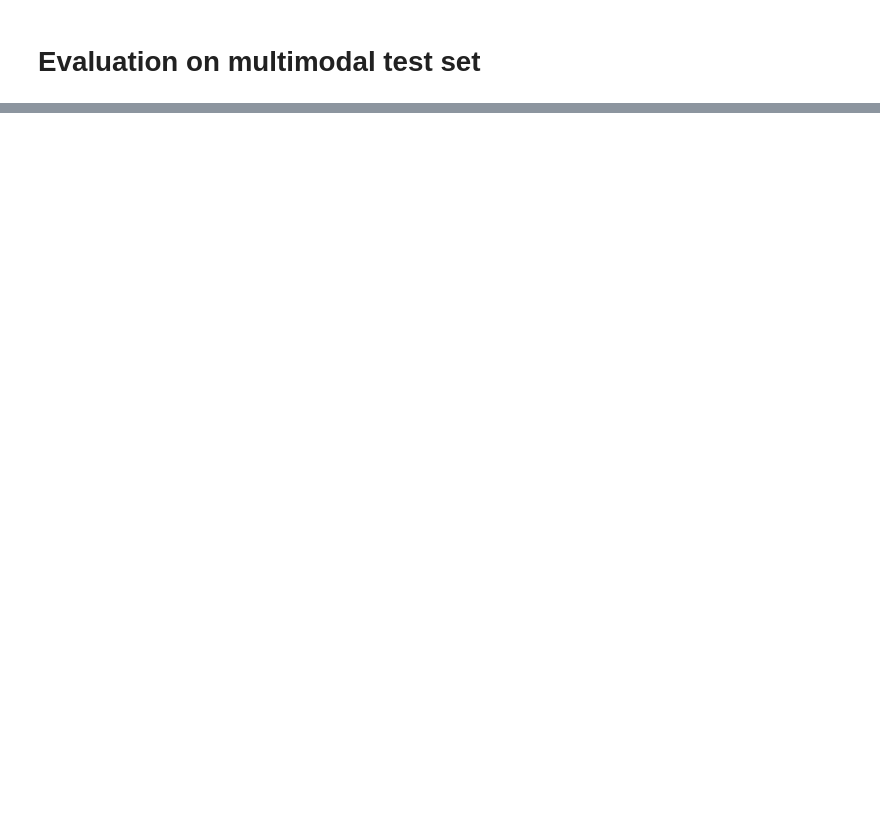
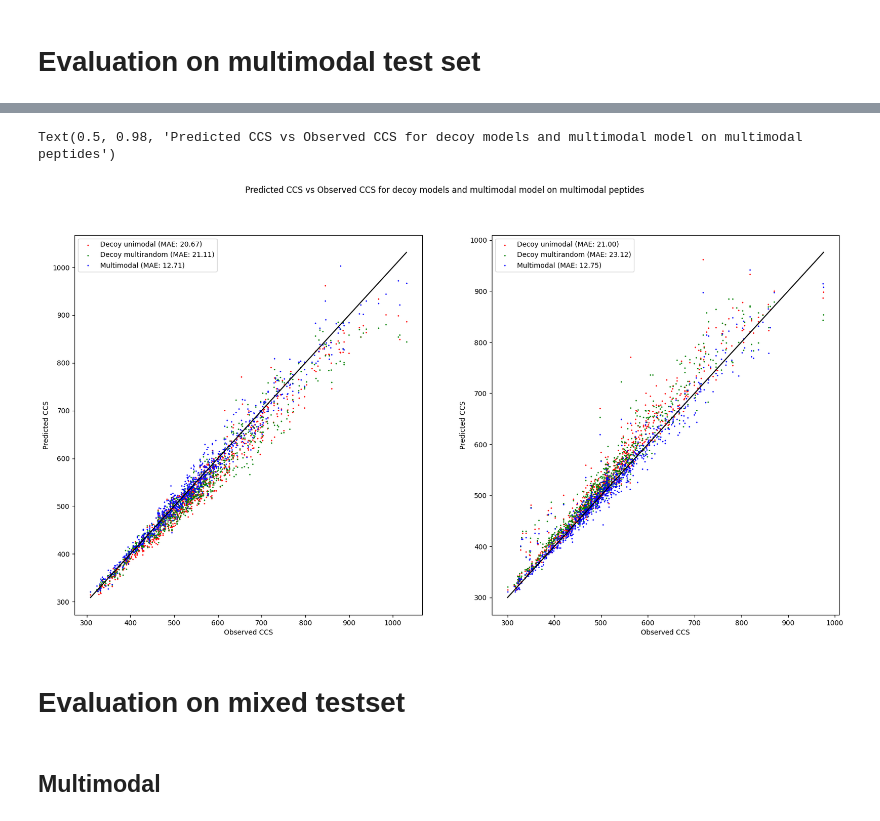
Before and after one commit to rodvrees/IM2DeepMulti, a Jupyter notebook: IM2DeepMulti/evaluations/decoy_evaluation.ipynb, the cells around one changed output, grey strips where cells are left out. Saved outputs shown, nothing was run; the diff lists cells and outputs as text; code cells hidden in the pictures; blank space fills up the shorter version.

Commit message:
decoy_evaluation

```diff
--- a/IM2DeepMulti/evaluations/decoy_evaluation.ipynb
+++ b/IM2DeepMulti/evaluations/decoy_evaluation.ipynb
@@ -6,6 +7,6 @@ import numpy as np
 # %% [markdown]
 # Evaluation on multimodal test set
 # %%
-multimodal_preds = pd.read_csv('/home/robbe/IM2DeepMulti/preds/output/Test-BestPearsonBestModel-2024-04-08_09-33-13.csv')
-decoy_unimodal_preds = pd.read_csv('/home/robbe/IM2DeepMulti/preds/decoyeval/DecoyModelUniSamples-2024-04-10_14-10-35.csv')
-decoy_multirandom_preds = pd.read_csv('/home/robbe/IM2DeepMulti/preds/decoyeval/DecoyModelMultiRandom-2024-04-10_14-45-34.csv')
+multimodal_preds = pd.read_pickle('/home/robbe/IM2DeepMulti/preds/Test-BestPearsonBestModel-2024-04-08_09-33-13.pkl')
+decoy_unimodal_preds = pd.read_pickle('/home/robbe/IM2DeepMulti/preds/decoyeval/DecoyModelUniSamples-2024-04-10_15-25-10.pkl')
+decoy_multirandom_preds = pd.read_pickle('/home/robbe/IM2DeepMulti/preds/decoyeval/DecoyModelMultiRandom-2024-04-10_15-23-19.pkl')
@@ -29,0 +20,49 @@ plt, axes = plt.subplots(nrows=1, ncols=2, figsize=(20, 10))
+# %%
+multimodal_preds['CCS1'] = multimodal_preds['CCS'].apply(lambda x: max(x))
+multimodal_preds['CCS2'] = multimodal_preds['CCS'].apply(lambda x: min(x))
+decoy_unimodal_preds['CCS1'] = decoy_unimodal_preds['CCS'].apply(lambda x: max(x))
+decoy_unimodal_preds['CCS2'] = decoy_unimodal_preds['CCS'].apply(lambda x: min(x))
+decoy_multirandom_preds['CCS1'] = decoy_multirandom_preds['CCS'].apply(lambda x: max(x))
+decoy_multirandom_preds['CCS2'] = decoy_multirandom_preds['CCS'].apply(lambda x: min(x))
+multimodal_preds['Smallest_prediction'] = multimodal_preds[['predicted_CCS1', 'predicted_CCS2']].min(axis=1)
+decoy_unimodal_preds['Smallest_prediction'] = decoy_unimodal_preds[['DecoyModel_Prediction1', 'DecoyModel_Prediction2']].min(axis=1)
+decoy_multirandom_preds['Smallest_prediction'] = decoy_multirandom_preds[['DecoyModel_Prediction1', 'DecoyModel_Prediction2']].min(axis=1)
+multimodal_preds['Largest_prediction'] = multimodal_preds[['predicted_CCS1', 'predicted_CCS2']].max(axis=1)
+decoy_unimodal_preds['Largest_prediction'] = decoy_unimodal_preds[['DecoyModel_Prediction1', 'DecoyModel_Prediction2']].max(axis=1)
+decoy_multirandom_preds['Largest_prediction'] = decoy_multirandom_preds[['DecoyModel_Prediction1', 'DecoyModel_Prediction2']].max(axis=1)
+# %%
+# Plot 3 overlapping scatter plots, twice, once for smallest target-prediction, once for largest target-prediction
+import matplotlib.pyplot as plt
+fig, axes = plt.subplots(nrows=1, ncols=2, figsize=(20, 10))
+axes[0].scatter(decoy_unimodal_preds['CCS1'], decoy_unimodal_preds['Largest_prediction'], color='red', label='Decoy unimodal', s=1)
+axes[0].scatter(decoy_multirandom_preds['CCS1'], decoy_multirandom_preds['Largest_prediction'], color='green', label='Decoy multirandom', s=1)
+axes[0].scatter(multimodal_preds['CCS1'], multimodal_preds['Largest_prediction'], color='blue', label='Multimodal', s=1)
+axes[0].plot([min(decoy_multirandom_preds['CCS1']), max(decoy_multirandom_preds['CCS1'])], [min(decoy_multirandom_preds['CCS1']), max(decoy_multirandom_preds['CCS1'])], color="black")
+axes[0].set_xlabel('Observed CCS')
+axes[0].set_ylabel('Predicted CCS')
+# Add MAE to legend for each plot
+legend_text_multimodal = f'Multimodal (MAE: {np.mean(np.abs(multimodal_preds["Largest_prediction"] - multimodal_preds["CCS1"])):.2f})'
+legend_text_decoy_unimodal = f'Decoy unimodal (MAE: {np.mean(np.abs(decoy_unimodal_preds["Largest_prediction"] - decoy_unimodal_preds["CCS1"])):.2f})'
+legend_text_decoy_multirandom = f'Decoy multirandom (MAE: {np.mean(np.abs(decoy_multirandom_preds["Largest_prediction"] - decoy_multirandom_preds["CCS1"])):.2f})'
+axes[0].legend([legend_text_decoy_unimodal, legend_text_decoy_multirandom, legend_text_multimodal])
+
+axes[1].scatter(decoy_unimodal_preds['CCS2'], decoy_unimodal_preds['Smallest_prediction'], color='red', label='Decoy unimodal', s=1)
+axes[1].scatter(decoy_multirandom_preds['CCS2'], decoy_multirandom_preds['Smallest_prediction'], color='green', label='Decoy multirandom', s=1)
+axes[1].scatter(multimodal_preds['CCS2'], multimodal_preds['Smallest_prediction'], color='blue', label='Multimodal', s=1)
+axes[1].plot([min(decoy_multirandom_preds['CCS2']), max(decoy_multirandom_preds['CCS2'])], [min(decoy_multirandom_preds['CCS2']), max(decoy_multirandom_preds['CCS2'])], color="black")
+axes[1].set_xlabel('Observed CCS')
+axes[1].set_ylabel('Predicted CCS')
+# Add MAE to legend for each plot
+legend_text_multimodal = f'Multimodal (MAE: {np.mean(np.abs(multimodal_preds["Smallest_prediction"] - multimodal_preds["CCS2"])):.2f})'
+legend_text_decoy_unimodal = f'Decoy unimodal (MAE: {np.mean(np.abs(decoy_unimodal_preds["Smallest_prediction"] - decoy_unimodal_preds["CCS2"])):.2f})'
+legend_text_decoy_multirandom = f'Decoy multirandom (MAE: {np.mean(np.abs(decoy_multirandom_preds["Smallest_prediction"] - decoy_multirandom_preds["CCS2"])):.2f})'
+axes[1].legend([legend_text_decoy_unimodal, legend_text_decoy_multirandom, legend_text_multimodal])
+
+fig.suptitle('Predicted CCS vs Observed CCS for decoy models and multimodal model on multimodal peptides')
+# %% [output]
+Text(0.5, 0.98, 'Predicted CCS vs Observed CCS for decoy models and multimodal model on multimodal peptides')
+[figure, added]
+# %% [markdown]
+# Evaluation on mixed testset
+# %% [markdown]
+## Multimodal
```
Also changed, not shown: parts of 30 cells of this notebook.
